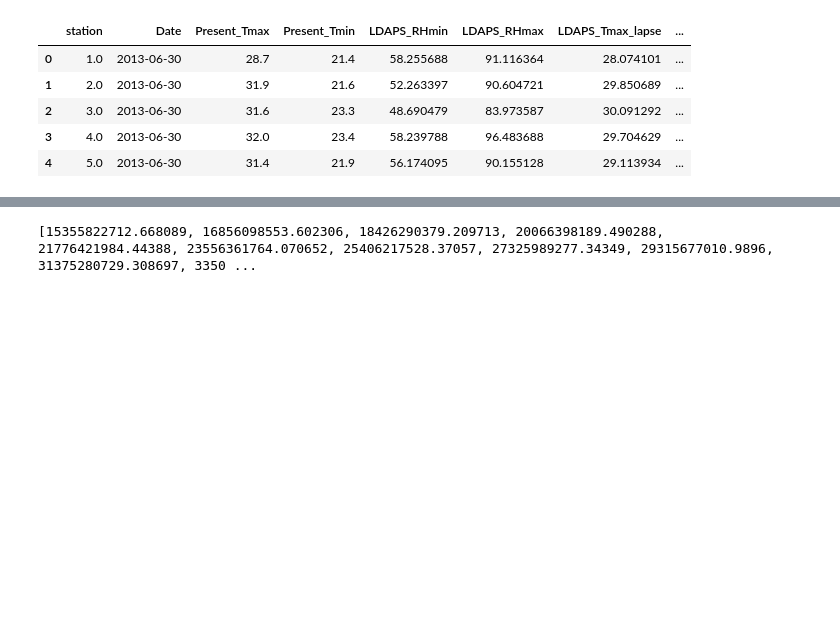
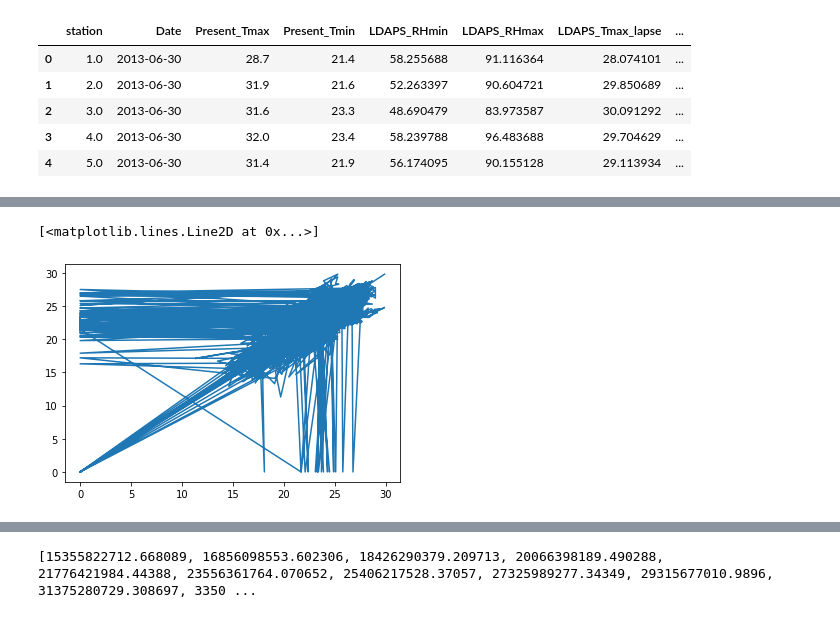
Before and after one commit to afroz1101/j-component-assignment1, a Jupyter notebook: Untitled4.ipynb, the cells around one changed output, grey strips where cells are left out. Drawn from its saved outputs; the diff is of its cells as text; code cells hidden in the pictures; blank space fills up the shorter version.

```diff
--- a/Untitled4.ipynb
+++ b/Untitled4.ipynb
@@ -96,0 +47,8 @@ x22=x22.fillna(0)
+# %%
+x3=data['Present_Tmin']
+x3=x3.fillna(0)
+from matplotlib import pyplot as pt
+pt.plot(x3,y)
+# %% [output]
+[<matplotlib.lines.Line2D at 0x...>]
+[figure, added]
```
Also changed, not shown: parts of 43 cells of this notebook.
